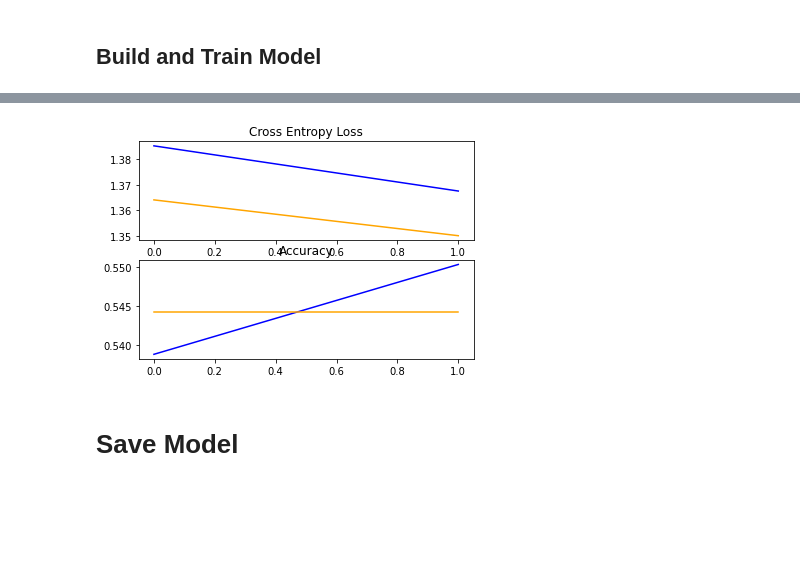
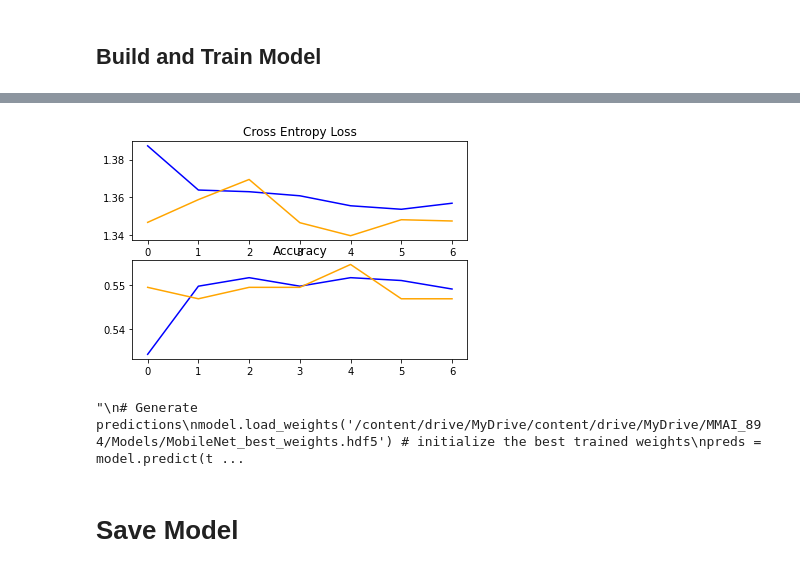
Before and after one commit to palakagl/DeepLearning, a Jupyter notebook: Trash_Classification_SuperCategory_ResNet50.ipynb, the cells around one changed output, grey strips where cells are left out. Drawn from its saved outputs; the diff is of its cells as text; code cells hidden in the pictures; blank space fills up the shorter version.

```diff
--- a/Trash_Classification_SuperCategory_ResNet50.ipynb
+++ b/Trash_Classification_SuperCategory_ResNet50.ipynb
@@ -150,6 +150,7 @@ def load_data(datasetpath, data_params):
             zoom_range=data_params['zoom_range'],
             brightness_range=data_params['brightness_range'],
             vertical_flip=data_params['vertical_flip'],
+            rotation_range=data_params['rotation_range'],
             #width_shift_range=0.2,
             #height_shift_range=0.2,
             #rotation_range=180,
@@ -164,15 +165,15 @@ def load_data(datasetpath, data_params):
 
 data_augmentation_params = {
     "interpolation": "nearest",
-    "shuffle": False,
+    "shuffle": True,
     "horizontal_flip": True,
     "zoom_range": 0.2,
     "color_mode": "rgb",
-    "brightness_range": [0.4,1.5],
+    "brightness_range": [0.2,1.5],
     "vertical_flip": True,
     #"width_shift_range":0.3,
     #"height_shift_range":0.25,
-    #"rotation_range":160
+    "rotation_range":90
 }
 run["model/data_augmentation_params"] = data_augmentation_params
 VAL_generator, TRAIN_generator = load_data(datasetpath=DATASET_PATH, data_params=data_augmentation_params)
@@ -262,8 +263,8 @@ params = {
     "dense_layer_activation_2": "relu",
     "dropout_2": 0.1,
     "final_layer_activation": "softmax",
-    "learning_rate": 1e-3,
-    "n_epochs": 2,
+    "learning_rate": 2e-3,
+    "n_epochs": 10,
     "regularizer_rate":0.005
 }
 run["model/parameters"] = params
@@ -340,21 +351,21 @@ Epoch 2/2
 # %%
 # plot diagnostic learning curves
 def result_visualization(history):
   # plot loss
-  plt.subplot(211)
+  plt.subplot(211, constrained_layout=True)
   plt.title('Cross Entropy Loss')
   plt.plot(history['loss'], color='blue', label='train')
   plt.plot(history['val_loss'], color='orange', label='test')
   # plot accuracy
-  plt.subplot(212)
+  plt.subplot(212, constrained_layout=True)
   plt.title('Accuracy')
   plt.plot(history['accuracy'], color='blue', label='train')
   plt.plot(history['val_accuracy'], color='orange', label='test')
   return
 
 result_visualization(history)
 # %% [output]
-[figure, old version]
+[figure, new version]
 # %%
 '''
 # Generate predictions
@@ -362,6 +373,8 @@ model.load_weights('/content/drive/MyDrive/content/drive/MyDrive/MMAI_894/Models
 preds = model.predict(test_ds)
 pred_classes = np.argmax(preds, axis = 1)
 '''
+# %% [output]
+"\n# Generate predictions\nmodel.load_weights('/content/drive/MyDrive/content/drive/MyDrive/MMAI_894/Models/MobileNet_best_weights.hdf5') # initialize the best trained weights\npreds = model.predict(t ...
 # %% [markdown]
 # Save Model
 # %%
```
Also changed, not shown: parts of 6 cells of this notebook.
